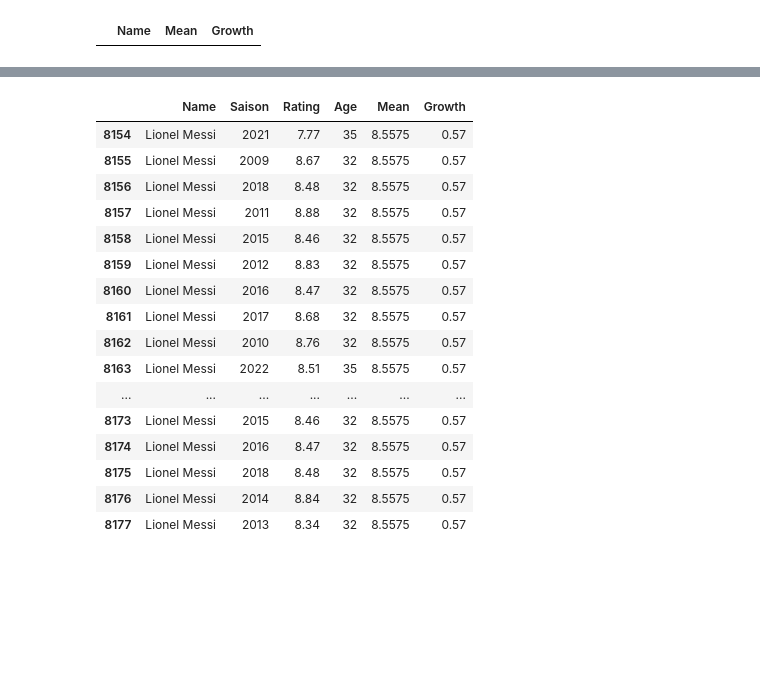
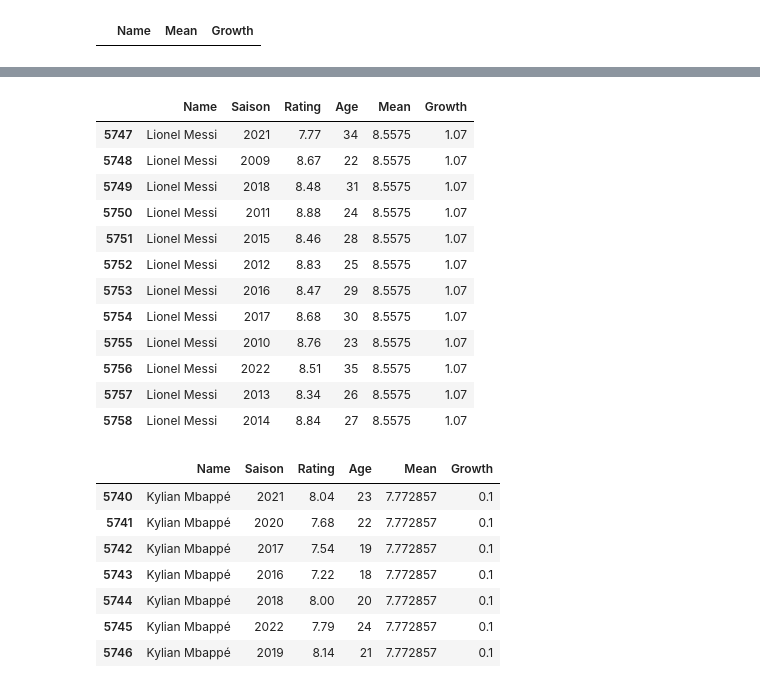
Before and after one commit to lbenyamin/Skoot, a Jupyter notebook: Preprocessing/Predictions/Model_Prediction_Rating.ipynb, the cells around one changed output, grey strips where cells are left out. Drawn from its saved outputs; the diff is of its cells as text; code cells hidden in the pictures; blank space fills up the shorter version.

```diff
--- a/Preprocessing/Predictions/Model_Prediction_Rating.ipynb
+++ b/Preprocessing/Predictions/Model_Prediction_Rating.ipynb
@@ -17,6 +17,6 @@ df_goal = pd.read_csv('goalkeeper_players.csv')
 df_midfield = pd.read_csv('midfield_players.csv')
 # %%
 #Merge all
-df_merged = pd.read_csv('Merged_players_Whoscore.csv')
+df_merged = pd.read_csv('Merged_players_Whoscored.csv')
 df_merged.Saison
 # %% [output]
@@ -35,8 +35,8 @@ Name: Saison, Length: 37386, dtype: int64
 # %%
 #Selecting only the needed columns for the forecasting process
 
-allPlayers = df_merged[['Name', 'Saison', 'Rating', 'Age']]
-allPlayers = allPlayers[allPlayers['Saison'].notnull()].copy()
-allPlayers
+merged_rating_players = df_merged[['Name', 'Saison', 'Rating', 'Age']]
+merged_rating_players = merged_rating_players[merged_rating_players['Saison'].notnull()].copy()
+merged_rating_players
 # %% [output]
 |  | Name | Saison | Rating | Age |
@@ -73,27 +66,27 @@ allPlayers.loc[allPlayers.Name == 'Kylian Mbappé']
 # %%
 #Store a list of all the players
-nameList = allPlayers.Name.unique()
+nameList = merged_rating_players.Name.unique()
 
 #create a dataframe just to store the mean values of player rating's
-meanDf = pd.DataFrame(columns=['Name', 'Mean', 'Growth'])
-meanDf
+df_mean = pd.DataFrame(columns=['Name', 'Mean', 'Growth'])
+df_mean
 # %% [output]
 |  | Name | Mean | Growth |
 # %%
 #Calculating career growth and rating avergae of every player (Feature engineering)
 for name in nameList:
-    mean = allPlayers.loc[allPlayers.Name == name]['Rating'].mean()
-    length = len(allPlayers.loc[allPlayers.Name == name]['Rating'])
-    growth = allPlayers.loc[allPlayers.Name == name]['Rating'].tolist()[length-1] - allPlayers.loc[allPlayers.Name == name]['Rating'].tolist()[0]
-    meanDf.at[name, 'Name'] = name
-    meanDf.at[name, 'Mean'] = mean
-    meanDf.at[name, 'Growth'] = growth
+    mean = merged_rating_players.loc[merged_rating_players.Name == name]['Rating'].mean()
+    length = len(merged_rating_players.loc[merged_rating_players.Name == name]['Rating'])
+    growth = merged_rating_players.loc[merged_rating_players.Name == name]['Rating'].tolist()[length-1] - merged_rating_players.loc[merged_rating_players.Name == name]['Rating'].tolist()[0]
+    df_mean.at[name, 'Name'] = name
+    df_mean.at[name, 'Mean'] = mean
+    df_mean.at[name, 'Growth'] = growth
 
 #Merging all the data together
-allPlayers = pd.merge(allPlayers, meanDf, on=['Name'])
+merged_rating_players = pd.merge(merged_rating_players, df_mean, on=['Name'])
 
 #Converting column type
-allPlayers['Mean'] = allPlayers['Mean'].astype(np.float64)
-allPlayers
+merged_rating_players['Mean'] = merged_rating_players['Mean'].astype(np.float64)
+merged_rating_players
 # %% [output]
 |  | Name | Saison | Rating | Age | Mean | Growth |
@@ -112,23 +105,30 @@ allPlayers
 # %%
-allPlayers.loc[allPlayers.Name == 'Lionel Messi']
+merged_rating_players.loc[merged_rating_players.Name == 'Lionel Messi']
 # %% [output]
 |  | Name | Saison | Rating | Age | Mean | Growth |
-| 8154 | Lionel Messi | 2021 | 7.77 | 35 | 8.5575 | 0.57 |
-| 8155 | Lionel Messi | 2009 | 8.67 | 32 | 8.5575 | 0.57 |
-| 8156 | Lionel Messi | 2018 | 8.48 | 32 | 8.5575 | 0.57 |
-| 8157 | Lionel Messi | 2011 | 8.88 | 32 | 8.5575 | 0.57 |
-| 8158 | Lionel Messi | 2015 | 8.46 | 32 | 8.5575 | 0.57 |
-| 8159 | Lionel Messi | 2012 | 8.83 | 32 | 8.5575 | 0.57 |
-| 8160 | Lionel Messi | 2016 | 8.47 | 32 | 8.5575 | 0.57 |
-| 8161 | Lionel Messi | 2017 | 8.68 | 32 | 8.5575 | 0.57 |
-| 8162 | Lionel Messi | 2010 | 8.76 | 32 | 8.5575 | 0.57 |
-| 8163 | Lionel Messi | 2022 | 8.51 | 35 | 8.5575 | 0.57 |
-| ... | ... | ... | ... | ... | ... | ... |
-| 8173 | Lionel Messi | 2015 | 8.46 | 32 | 8.5575 | 0.57 |
-| 8174 | Lionel Messi | 2016 | 8.47 | 32 | 8.5575 | 0.57 |
-| 8175 | Lionel Messi | 2018 | 8.48 | 32 | 8.5575 | 0.57 |
-| 8176 | Lionel Messi | 2014 | 8.84 | 32 | 8.5575 | 0.57 |
-| 8177 | Lionel Messi | 2013 | 8.34 | 32 | 8.5575 | 0.57 |
+| 5747 | Lionel Messi | 2021 | 7.77 | 34 | 8.5575 | 1.07 |
+| 5748 | Lionel Messi | 2009 | 8.67 | 22 | 8.5575 | 1.07 |
+| 5749 | Lionel Messi | 2018 | 8.48 | 31 | 8.5575 | 1.07 |
+| 5750 | Lionel Messi | 2011 | 8.88 | 24 | 8.5575 | 1.07 |
+| 5751 | Lionel Messi | 2015 | 8.46 | 28 | 8.5575 | 1.07 |
+| 5752 | Lionel Messi | 2012 | 8.83 | 25 | 8.5575 | 1.07 |
+| 5753 | Lionel Messi | 2016 | 8.47 | 29 | 8.5575 | 1.07 |
+| 5754 | Lionel Messi | 2017 | 8.68 | 30 | 8.5575 | 1.07 |
+| 5755 | Lionel Messi | 2010 | 8.76 | 23 | 8.5575 | 1.07 |
+| 5756 | Lionel Messi | 2022 | 8.51 | 35 | 8.5575 | 1.07 |
+| 5757 | Lionel Messi | 2013 | 8.34 | 26 | 8.5575 | 1.07 |
+| 5758 | Lionel Messi | 2014 | 8.84 | 27 | 8.5575 | 1.07 |
+# %%
+merged_rating_players.loc[merged_rating_players.Name == 'Kylian Mbappé']
+# %% [output]
+|  | Name | Saison | Rating | Age | Mean | Growth |
+| 5740 | Kylian Mbappé | 2021 | 8.04 | 23 | 7.772857 | 0.1 |
+| 5741 | Kylian Mbappé | 2020 | 7.68 | 22 | 7.772857 | 0.1 |
+| 5742 | Kylian Mbappé | 2017 | 7.54 | 19 | 7.772857 | 0.1 |
+| 5743 | Kylian Mbappé | 2016 | 7.22 | 18 | 7.772857 | 0.1 |
+| 5744 | Kylian Mbappé | 2018 | 8.00 | 20 | 7.772857 | 0.1 |
+| 5745 | Kylian Mbappé | 2022 | 7.79 | 24 | 7.772857 | 0.1 |
+| 5746 | Kylian Mbappé | 2019 | 8.14 | 21 | 7.772857 | 0.1 |
 # %%
 #Another portion of feature engineering
 
```
Also changed, not shown: parts of 28 cells of this notebook.
